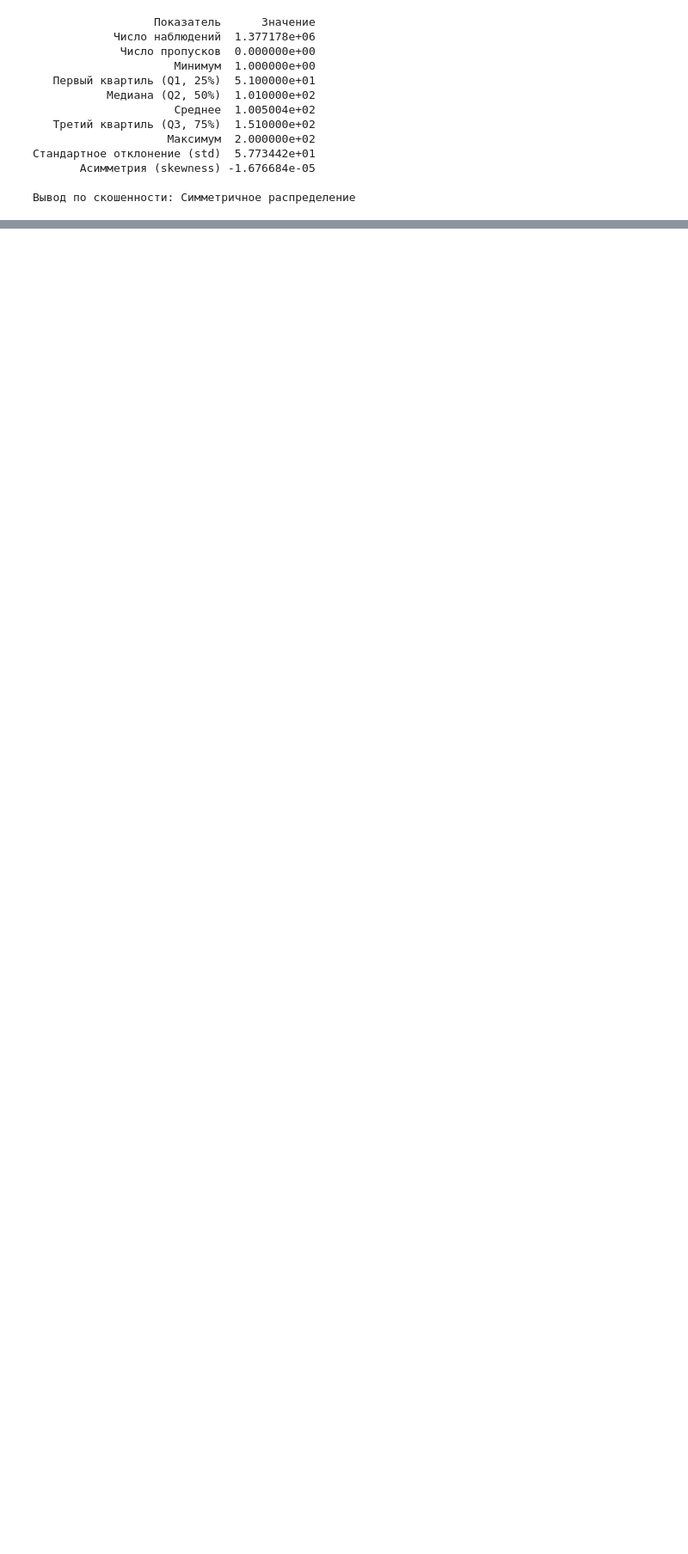
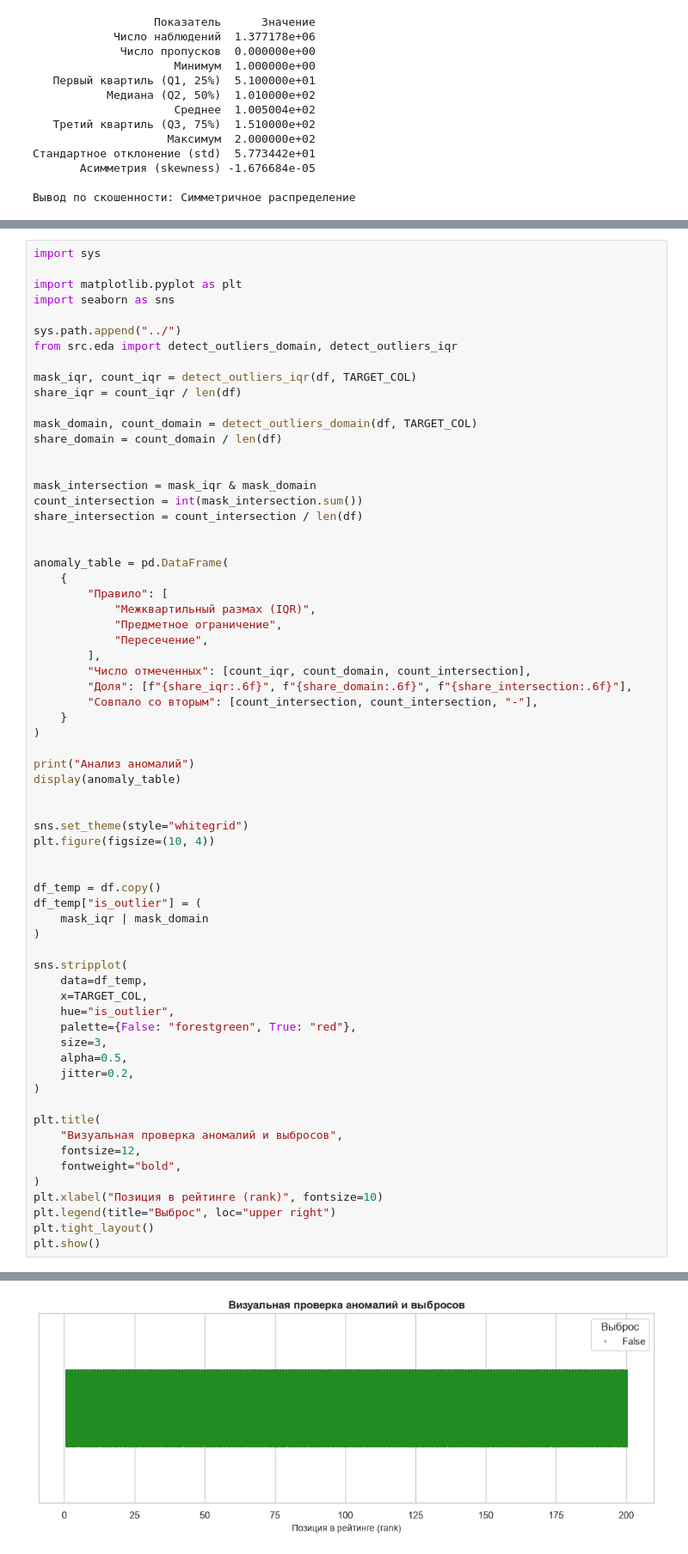
Before and after one commit to haeozo/Data, a Jupyter notebook: notebooks/04_eda.ipynb, the cells around one changed output, grey strips where cells are left out. Shown at 86% size. Drawn from its saved outputs; the diff is of its cells as text; blank space fills up the shorter version.

```diff
--- a/notebooks/04_eda.ipynb
+++ b/notebooks/04_eda.ipynb
@@ -256,0 +351,67 @@ display(pivot_table)
+# %%
+import sys
+
+import matplotlib.pyplot as plt
+import seaborn as sns
+
+sys.path.append("../")
+from src.eda import detect_outliers_domain, detect_outliers_iqr
+
+mask_iqr, count_iqr = detect_outliers_iqr(df, TARGET_COL)
+share_iqr = count_iqr / len(df)
+
+mask_domain, count_domain = detect_outliers_domain(df, TARGET_COL)
+share_domain = count_domain / len(df)
+
+
+mask_intersection = mask_iqr & mask_domain
+count_intersection = int(mask_intersection.sum())
+share_intersection = count_intersection / len(df)
+
+
+anomaly_table = pd.DataFrame(
+    {
+        "Правило": [
+            "Межквартильный размах (IQR)",
+            "Предметное ограничение",
+            "Пересечение",
+        ],
+        "Число отмеченных": [count_iqr, count_domain, count_intersection],
+        "Доля": [f"{share_iqr:.6f}", f"{share_domain:.6f}", f"{share_intersection:.6f}"],
+        "Совпало со вторым": [count_intersection, count_intersection, "-"],
+    }
+)
+
+print("Анализ аномалий")
+display(anomaly_table)
+
+
+sns.set_theme(style="whitegrid")
+plt.figure(figsize=(10, 4))
+
+
+df_temp = df.copy()
+df_temp["is_outlier"] = (
+    mask_iqr | mask_domain
+)
+
+sns.stripplot(
+    data=df_temp,
+    x=TARGET_COL,
+    hue="is_outlier",
+    palette={False: "forestgreen", True: "red"},
+    size=3,
+    alpha=0.5,
+    jitter=0.2,
+)
+
+plt.title(
+    "Визуальная проверка аномалий и выбросов",
+    fontsize=12,
+    fontweight="bold",
+)
+plt.xlabel("Позиция в рейтинге (rank)", fontsize=10)
+plt.legend(title="Выброс", loc="upper right")
+plt.tight_layout()
+plt.show()
+# %% [output]
@@ -256,0 +423 @@ display(pivot_table)
+[figure, added]
```
Also changed, not shown: parts of 19 cells of this notebook.
